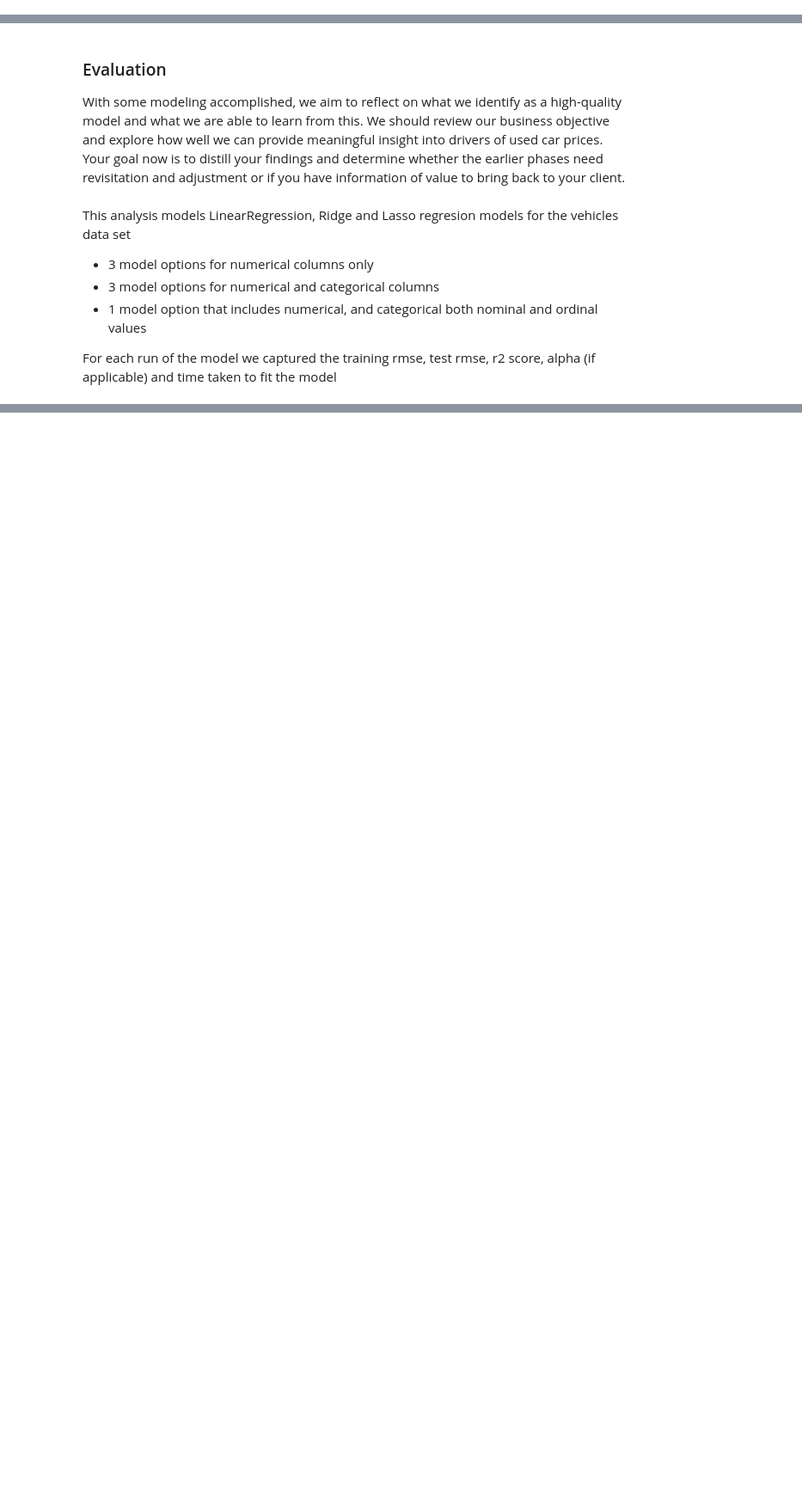
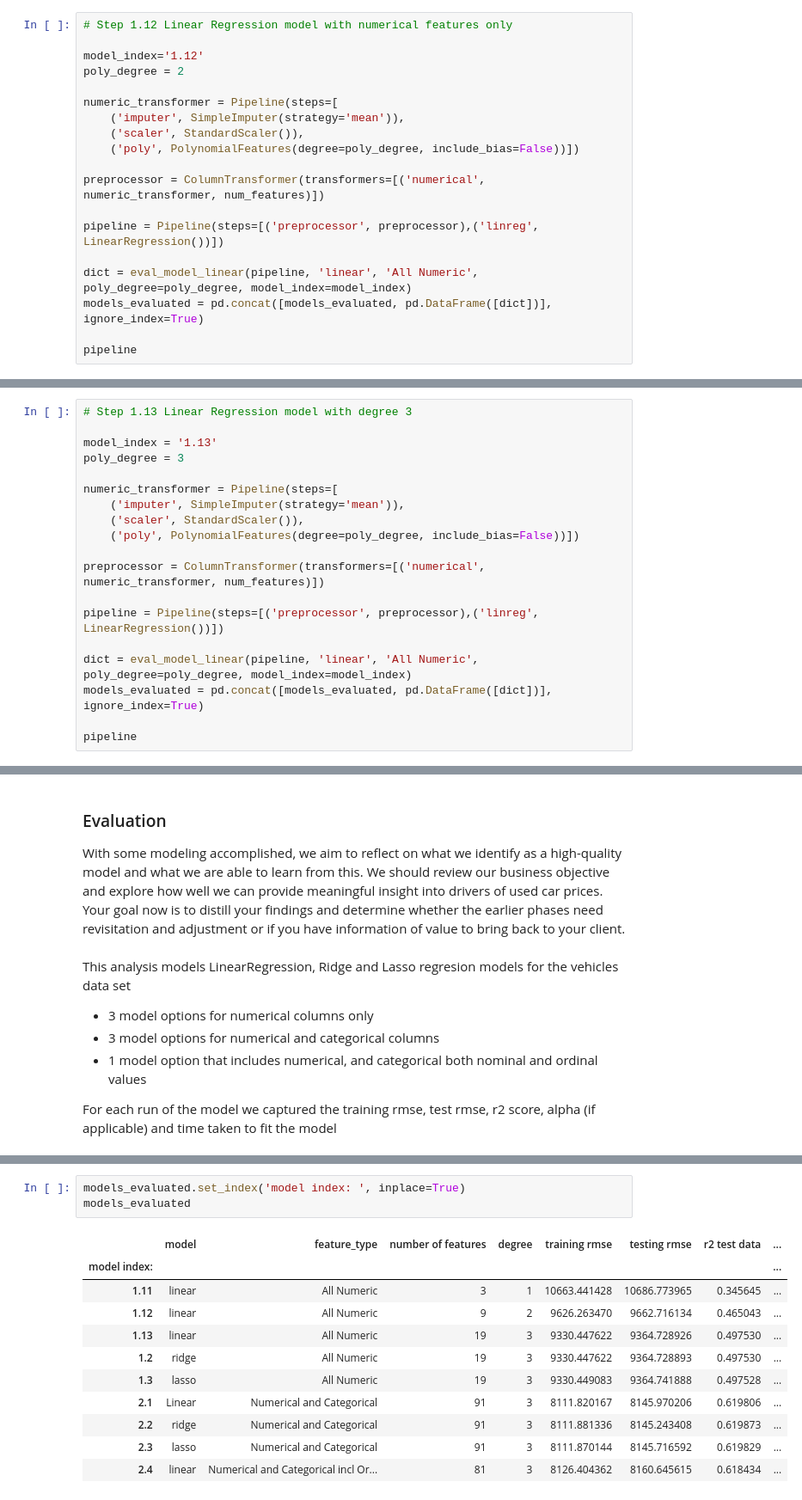
Before and after one commit to mgk2014/PCMLAI-cars, a Jupyter notebook: prompt_A.ipynb, the cells around one changed output, grey strips where cells are left out. Shown at 86% size. Drawn from its saved outputs; the diff is of its cells as text; blank space fills up the shorter version.

```diff
--- a/prompt_A.ipynb
+++ b/prompt_A.ipynb
@@ -631,3 +625,22 @@ Pipeline(steps=[('preprocessor',
                                                   ['cylinders_numeric', 'year',
                                                    'odometer'])])),
                 ('linreg', LinearRegression())])
+# %%
+# Step 1.12 Linear Regression model with numerical features only
+
+model_index='1.12'
+poly_degree = 2
+
+numeric_transformer = Pipeline(steps=[
+    ('imputer', SimpleImputer(strategy='mean')),
+    ('scaler', StandardScaler()),
+    ('poly', PolynomialFeatures(degree=poly_degree, include_bias=False))])
+
+preprocessor = ColumnTransformer(transformers=[('numerical', numeric_transformer, num_features)])
+
+pipeline = Pipeline(steps=[('preprocessor', preprocessor),('linreg', LinearRegression())])
+
+dict = eval_model_linear(pipeline, 'linear', 'All Numeric', poly_degree=poly_degree, model_index=model_index)
+models_evaluated = pd.concat([models_evaluated, pd.DataFrame([dict])], ignore_index=True)
+
+pipeline
@@ -633,0 +659,19 @@ Pipeline(steps=[('preprocessor',
+# %%
+# Step 1.13 Linear Regression model with degree 3
+
+model_index = '1.13'
+poly_degree = 3
+
+numeric_transformer = Pipeline(steps=[
+    ('imputer', SimpleImputer(strategy='mean')),
+    ('scaler', StandardScaler()),
+    ('poly', PolynomialFeatures(degree=poly_degree, include_bias=False))])
+
+preprocessor = ColumnTransformer(transformers=[('numerical', numeric_transformer, num_features)])
+
+pipeline = Pipeline(steps=[('preprocessor', preprocessor),('linreg', LinearRegression())])
+
+dict = eval_model_linear(pipeline, 'linear', 'All Numeric', poly_degree=poly_degree, model_index=model_index)
+models_evaluated = pd.concat([models_evaluated, pd.DataFrame([dict])], ignore_index=True)
+
+pipeline
@@ -925,3 +966,18 @@ models_evaluated
+# %%
+models_evaluated.set_index('model index: ', inplace=True)
+models_evaluated
+# %% [output]
+|  | model | feature_type | number of features | degree | training rmse | testing rmse | r2 test data | ... |
+| model index: |  |  |  |  |  |  |  | ... |
+| 1.11 | linear | All Numeric | 3 | 1 | 10663.441428 | 10686.773965 | 0.345645 | ... |
+| 1.12 | linear | All Numeric | 9 | 2 | 9626.263470 | 9662.716134 | 0.465043 | ... |
+| 1.13 | linear | All Numeric | 19 | 3 | 9330.447622 | 9364.728926 | 0.497530 | ... |
+| 1.2 | ridge | All Numeric | 19 | 3 | 9330.447622 | 9364.728893 | 0.497530 | ... |
+| 1.3 | lasso | All Numeric | 19 | 3 | 9330.449083 | 9364.741888 | 0.497528 | ... |
+| 2.1 | Linear | Numerical and Categorical | 91 | 3 | 8111.820167 | 8145.970206 | 0.619806 | ... |
+| 2.2 | ridge | Numerical and Categorical | 91 | 3 | 8111.881336 | 8145.243408 | 0.619873 | ... |
+| 2.3 | lasso | Numerical and Categorical | 91 | 3 | 8111.870144 | 8145.716592 | 0.619829 | ... |
+| 2.4 | linear | Numerical and Categorical incl Or... | 81 | 3 | 8126.404362 | 8160.645615 | 0.618434 | ... |
 # %% [markdown]
 We observed that the regression models on numerical columns had  low `r2 scores (~46%)`. These were improved with the inclusion of categorical columns with OneHotEncoding, the scores went up to `59%`. Both Ridge (alpha = 0.1) Lasso (alpha = 10) as provided by GridSearchCV (default CV=5) yield very similar results to LinearRegression models.
 
```
Also changed, not shown: parts of 35 cells of this notebook, 10 other files.
